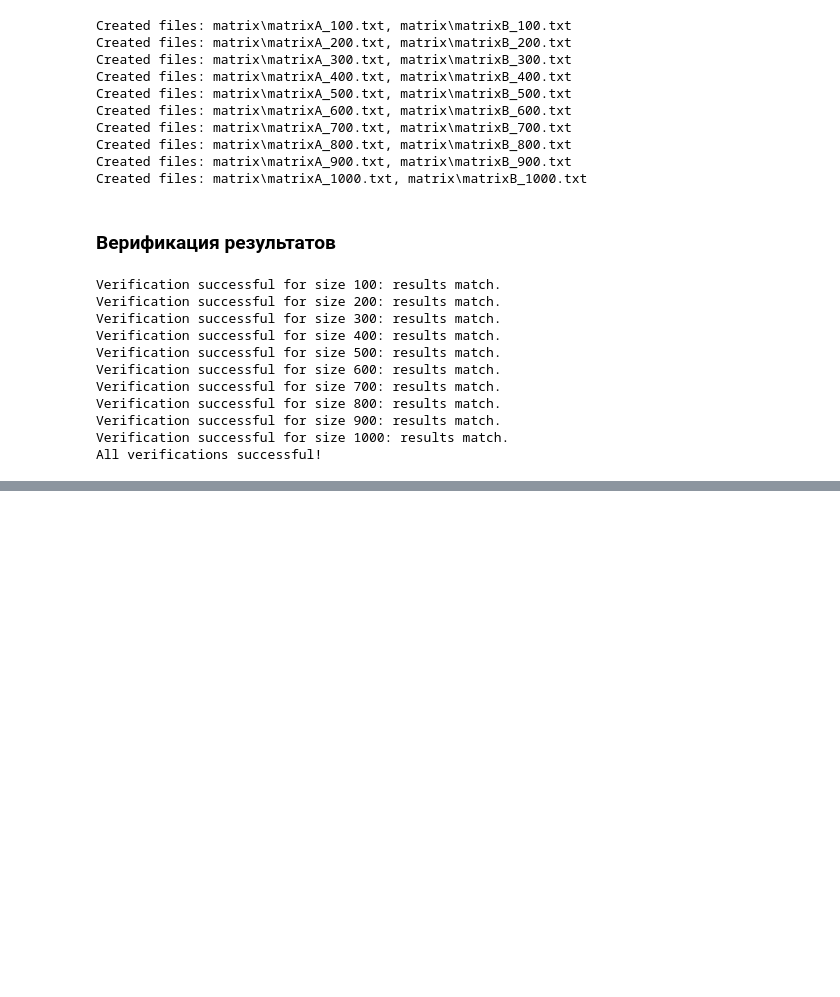
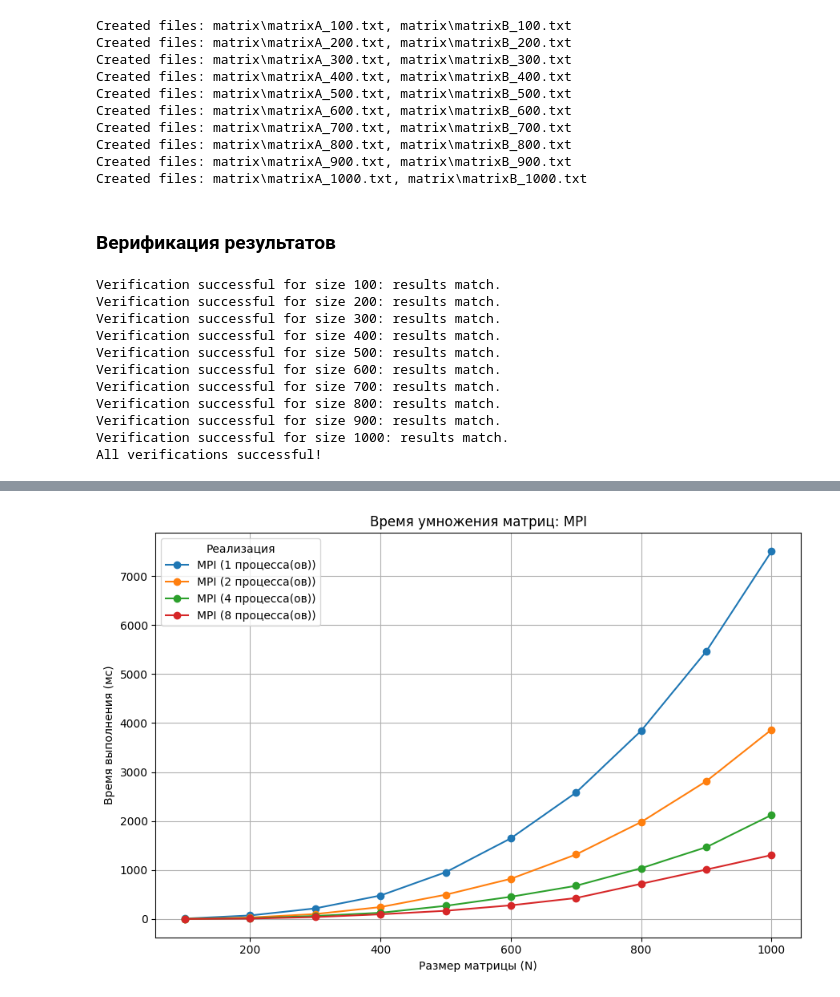
Before and after one commit to ynnmuraii/parallel-prog2, a Jupyter notebook: checkout.ipynb, the cells around one changed output, grey strips where cells are left out. Cells and saved outputs as stored; diff of their text form; code cells hidden in the pictures; blank space fills up the shorter version.

Commit message:
realization of MPI parallel-multiply matrix; rebuild save results for matrix3 cuz MPI can	 append results in .txt

```diff
--- a/checkout.ipynb
+++ b/checkout.ipynb
@@ -154,0 +87,96 @@ plt.show()
+# %%
+import matplotlib.pyplot as plt
+import re
+import glob
+from collections import defaultdict
+
+lab1_results = []
+for fname in glob.glob('lab1/results_lab1.txt'):
+    with open(fname) as f:
+        for line in f:
+            m = re.match(r"Matrix size: (\d+)x\d+ \* (\d+)x\d+ \| Execution time: ([\d.]+) ms", line)
+            if m:
+                size = int(m.group(1))
+                time = float(m.group(3))
+                lab1_results.append((size, time))
+
+if lab1_results:
+    lab1_results.sort()
+    sizes = [r[0] for r in lab1_results]
+    times = [r[1] for r in lab1_results]
+    plt.figure(figsize=(8,5))
+    plt.plot(sizes, times, marker='o', label='Последовательный алгоритм')
+    plt.xlabel('Размер матрицы (N)')
+    plt.ylabel('Время выполнения (мс)')
+    plt.title('Время умножения матриц: Последовательный алгоритм')
+    plt.legend()
+    plt.grid(True)
+    plt.tight_layout()
+    plt.show()
+else:
+    print('Нет данных для lab1.')
+
+
+
+lab2_results = defaultdict(list)
+for fname in glob.glob('lab2/results_lab*.txt'):
+    with open(fname) as f:
+        for line in f:
+            m = re.match(r"Threads: (\d+) \| Matrix size: (\d+)x\d+ \* (\d+)x\d+ \| Execution time: ([\d.]+) ms", line)
+            if m:
+                threads = int(m.group(1))
+                size = int(m.group(2))
+                time = float(m.group(4))
+                lab2_results[threads].append((size, time))
+
+if lab2_results:
+    plt.figure(figsize=(9,6))
+    for threads, data in sorted(lab2_results.items()):
+        if not data:
+            continue
+        data.sort()
+        sizes = [r[0] for r in data]
+        times = [r[1] for r in data]
+        plt.plot(sizes, times, marker='o', label=f'OpenMP ({threads} потоков)')
+    plt.xlabel('Размер матрицы (N)')
+    plt.ylabel('Время выполнения (мс)')
+    plt.title('Время умножения матриц: OpenMP')
+    plt.legend(title="Реализация")
+    plt.grid(True)
+    plt.tight_layout()
+    plt.show()
+else:
+    print('Нет данных для lab2.')
+
+
+
+lab3_results = defaultdict(list)
+for fname in glob.glob('lab3/results_lab3_*.txt'):
+    with open(fname) as f:
+        for line in f:
+            m = re.match(r"Cores: (\d+) \| Matrix size: (\d+)x\d+ \* (\d+)x\d+ \| Execution time: ([\d.]+) ms", line)
+            if m:
+                cores = int(m.group(1))
+                size = int(m.group(2))
+                time = float(m.group(4))
+                lab3_results[cores].append((size, time))
+
+if lab3_results:
+    plt.figure(figsize=(9,6))
+    for cores, data in sorted(lab3_results.items()):
+        if not data:
+            continue
+        data.sort()
+        sizes = [r[0] for r in data]
+        times = [r[1] for r in data]
+        plt.plot(sizes, times, marker='o', label=f'MPI ({cores} процесса(ов))')
+    plt.xlabel('Размер матрицы (N)')
+    plt.ylabel('Время выполнения (мс)')
+    plt.title('Время умножения матриц: MPI')
+    plt.legend(title="Реализация")
+    plt.grid(True)
+    plt.tight_layout()
+    plt.show()
+else:
+    print('Нет данных для lab3.')
+# %% [output]
@@ -154,0 +185 @@ plt.show()
+[figure, added]
```
Also changed, not shown: parts of 3 cells of this notebook, 7 other files.
